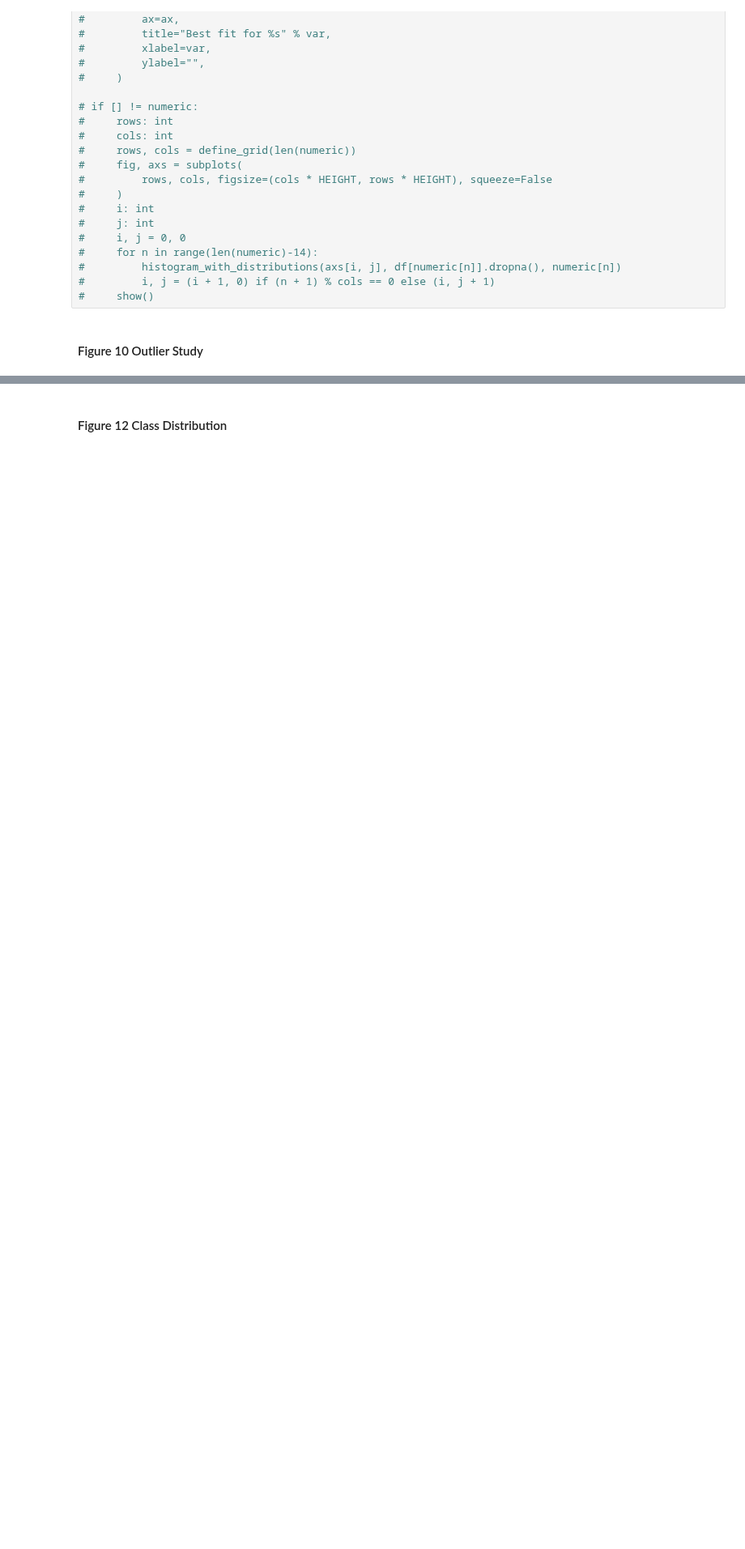
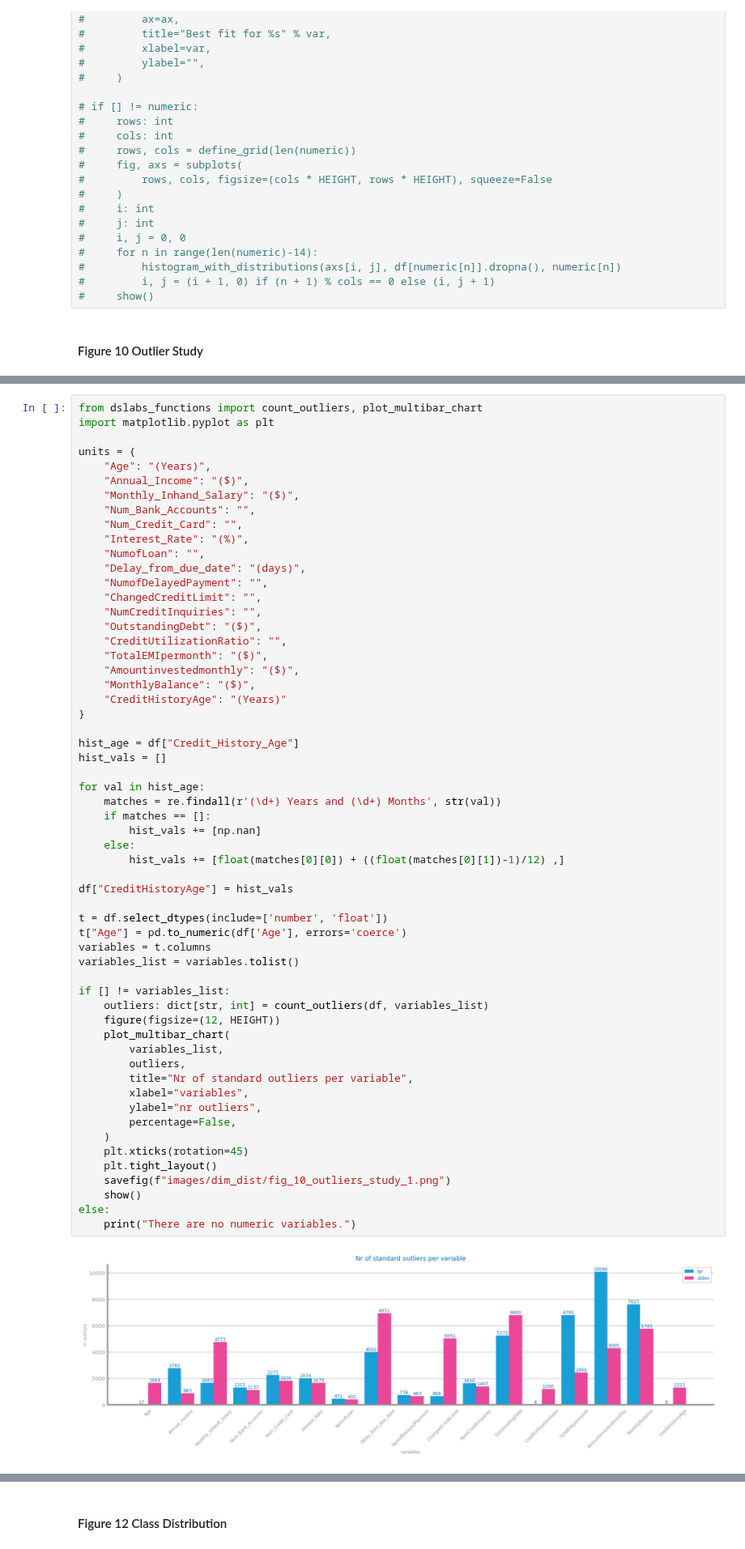
Before and after one commit to franciscoAbreuTecnico/Data-Science-IST, a Jupyter notebook: dataset_services/francisco.ipynb, the cells around one changed output, grey strips where cells are left out. Shown at 81% size. Saved outputs shown, nothing was run; the diff lists cells and outputs as text; blank space fills up the shorter version.

Commit message:
Imagens para Lab.

```diff
--- a/dataset_services/francisco.ipynb
+++ b/dataset_services/francisco.ipynb
@@ -416,0 +400,60 @@ show()
+# %%
+from dslabs_functions import count_outliers, plot_multibar_chart
+import matplotlib.pyplot as plt
+
+units = {
+    "Age": "(Years)",
+    "Annual_Income": "($)",
+	"Monthly_Inhand_Salary": "($)",
+	"Num_Bank_Accounts": "",
+    "Num_Credit_Card": "",
+	"Interest_Rate": "(%)",
+	"NumofLoan": "",
+	"Delay_from_due_date": "(days)",
+    "NumofDelayedPayment": "",
+	"ChangedCreditLimit": "",
+	"NumCreditInquiries": "",
+    "OutstandingDebt": "($)",
+	"CreditUtilizationRatio": "",
+	"TotalEMIpermonth": "($)",
+    "Amountinvestedmonthly": "($)",
+	"MonthlyBalance": "($)",
+    "CreditHistoryAge": "(Years)"
+}
+
+hist_age = df["Credit_History_Age"]
+hist_vals = []
+
+for val in hist_age:
+    matches = re.findall(r'(\d+) Years and (\d+) Months', str(val))
+    if matches == []:
+        hist_vals += [np.nan]
+    else:
+        hist_vals += [float(matches[0][0]) + ((float(matches[0][1])-1)/12) ,]
+
+df["CreditHistoryAge"] = hist_vals
+
+t = df.select_dtypes(include=['number', 'float'])
+t["Age"] = pd.to_numeric(df['Age'], errors='coerce')
+variables = t.columns
+variables_list = variables.tolist()
+
+if [] != variables_list:
+    outliers: dict[str, int] = count_outliers(df, variables_list)
+    figure(figsize=(12, HEIGHT))
+    plot_multibar_chart(
+        variables_list,
+        outliers,
+        title="Nr of standard outliers per variable",
+        xlabel="variables",
+        ylabel="nr outliers",
+        percentage=False,
+    )
+    plt.xticks(rotation=45)
+    plt.tight_layout()
+    savefig(f"images/dim_dist/fig_10_outliers_study_1.png")
+    show()
+else:
+    print("There are no numeric variables.")
+# %% [output]
+[figure, added]
```
Also changed, not shown: parts of 10 cells of this notebook, 2 other files.
